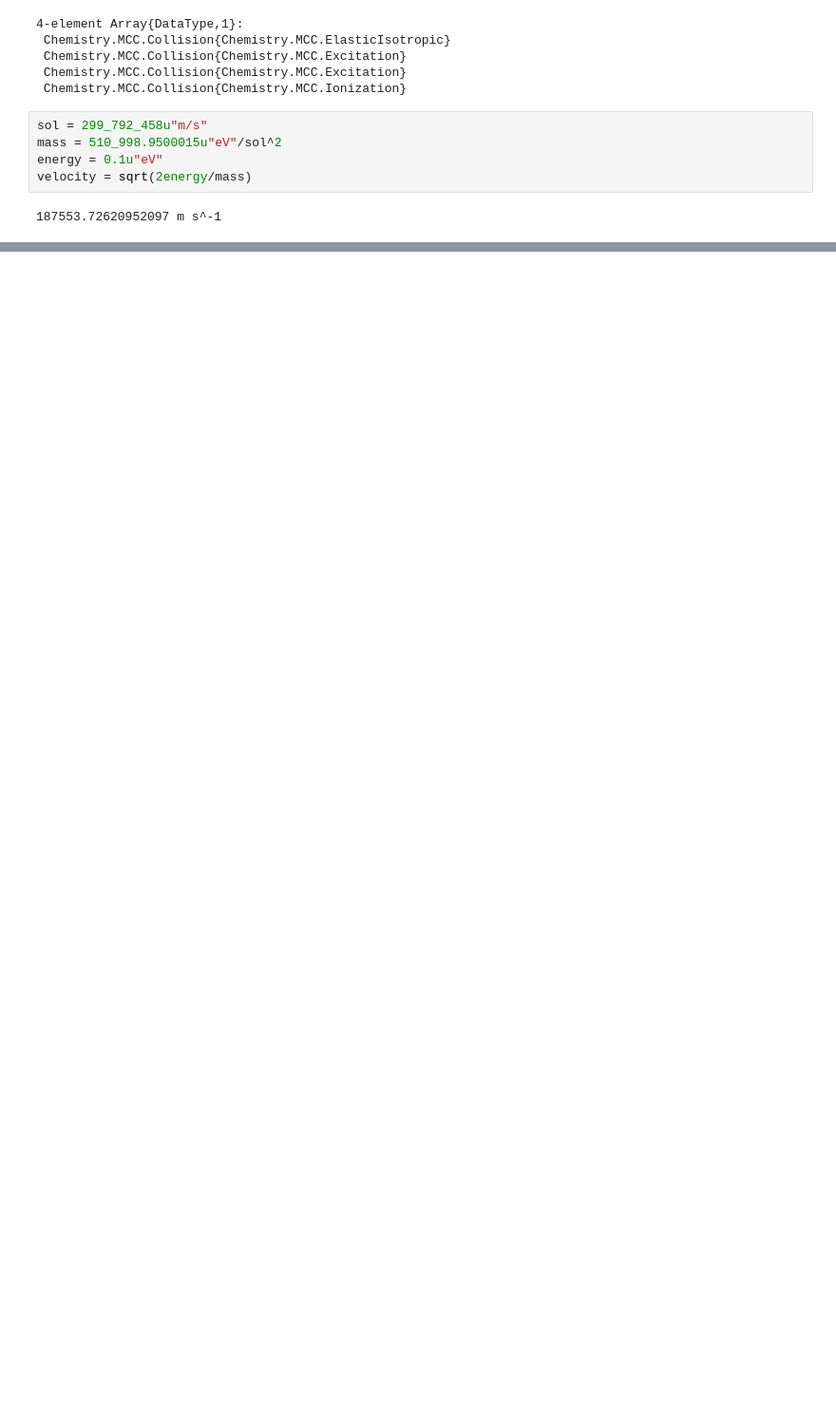
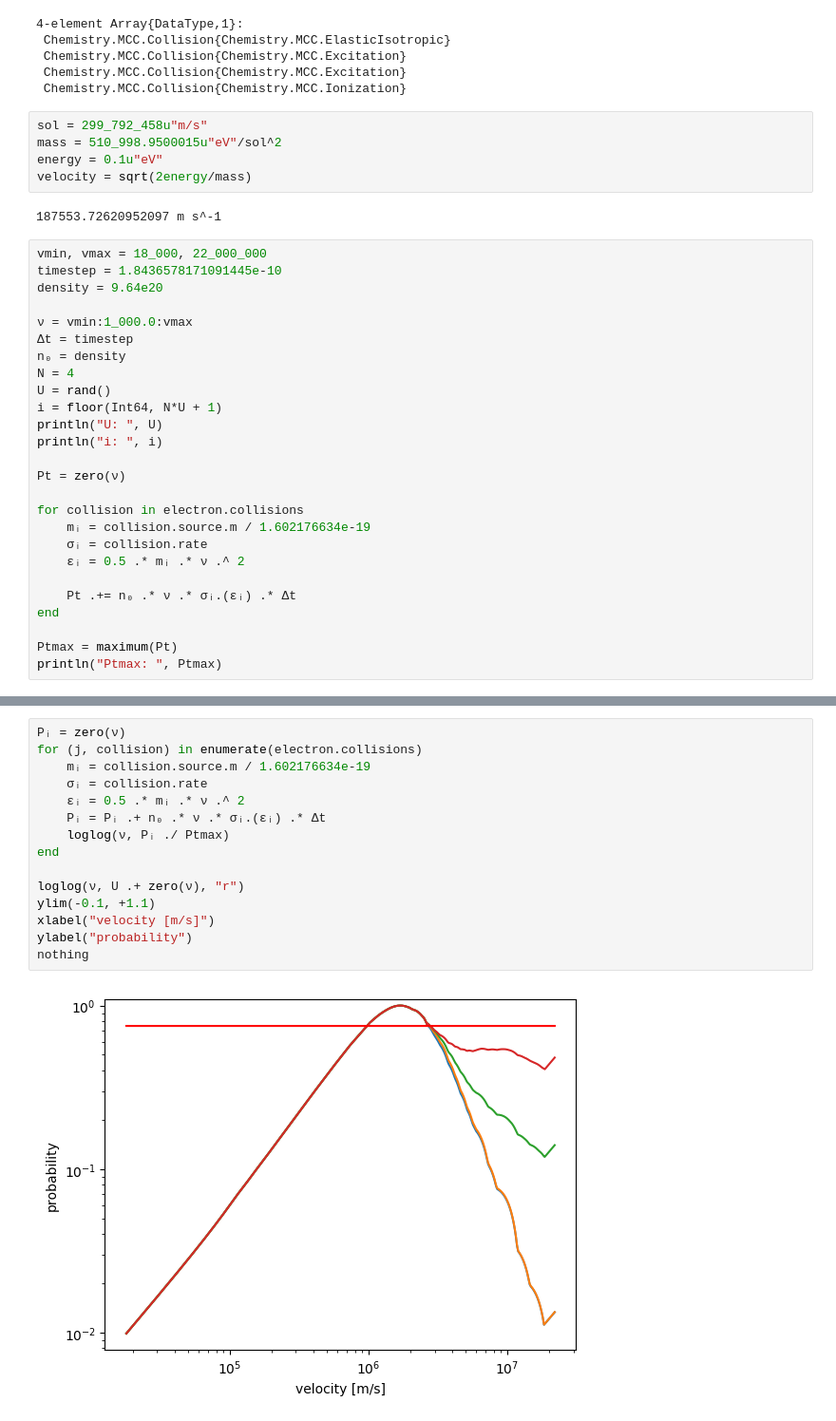
Before and after one commit to bchaber/iskra, a Jupyter notebook: docs/nanbu-scratchbook.ipynb, the cells around one changed output, grey strips where cells are left out. Shown at 95% size. Drawn from its saved outputs; the diff is of its cells as text; blank space fills up the shorter version.

```diff
--- a/docs/nanbu-scratchbook.ipynb
+++ b/docs/nanbu-scratchbook.ipynb
@@ -47,3 +50,29 @@ energy = 0.1u"eV"
 velocity = sqrt(2energy/mass)
 # %% [output]
 187553.72620952097 m s^-1
+# %%
+vmin, vmax = 18_000, 22_000_000
+timestep = 1.8436578171091445e-10
+density = 9.64e20
+
+ν = vmin:1_000.0:vmax
+Δt = timestep
+n₀ = density
+N = 4
+U = rand()
+i = floor(Int64, N*U + 1)
+println("U: ", U)
+println("i: ", i)
+
+Pt = zero(ν)
+
+for collision in electron.collisions
+	mᵢ = collision.source.m / 1.602176634e-19
+	σᵢ = collision.rate
+	εᵢ = 0.5 .* mᵢ .* ν .^ 2
+
+    Pt .+= n₀ .* ν .* σᵢ.(εᵢ) .* Δt
+end
+
+Ptmax = maximum(Pt)
+println("Ptmax: ", Ptmax)
@@ -50 +83,18 @@ velocity = sqrt(2energy/mass)
+# %%
+Pᵢ = zero(ν)
+for (j, collision) in enumerate(electron.collisions)
+	mᵢ = collision.source.m / 1.602176634e-19
+	σᵢ = collision.rate
+	εᵢ = 0.5 .* mᵢ .* ν .^ 2
+	Pᵢ = Pᵢ .+ n₀ .* ν .* σᵢ.(εᵢ) .* Δt
+    loglog(ν, Pᵢ ./ Ptmax)
+end
+
+loglog(ν, U .+ zero(ν), "r")
+ylim(-0.1, +1.1)
+xlabel("velocity [m/s]")
+ylabel("probability")
+nothing
+# %% [output]
+[figure, added]
 # %%
```
Also changed, not shown: parts of 8 cells of this notebook.
